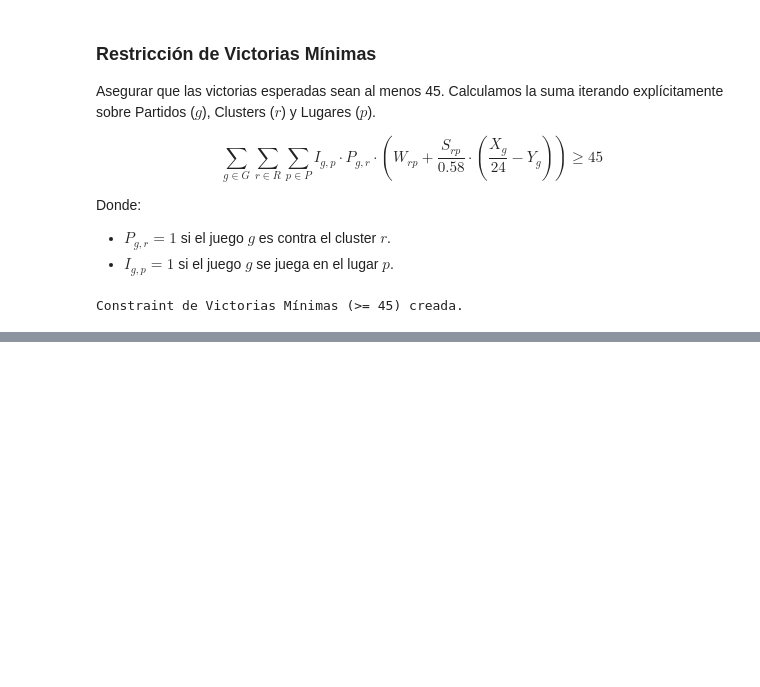
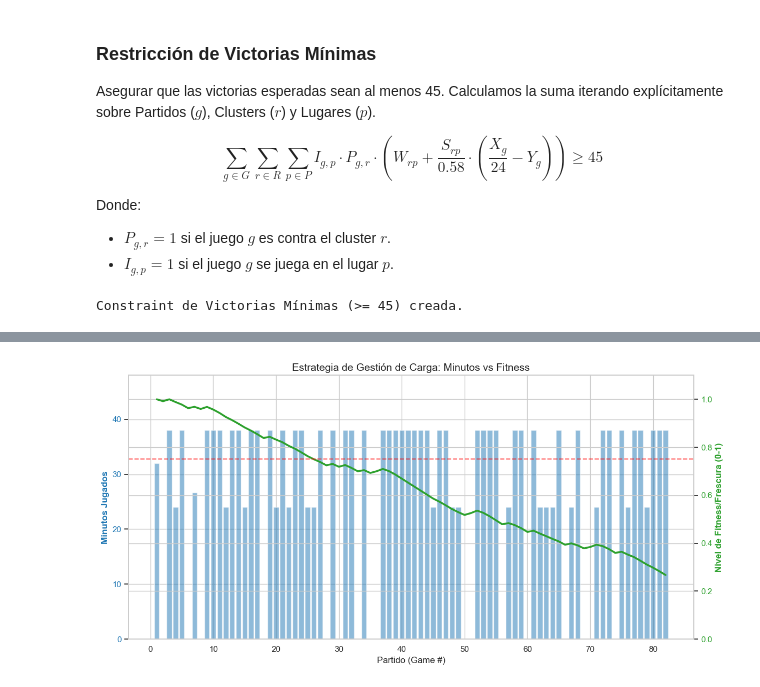
Before and after one commit to juanmoraga05/ProyectoOptimizacion, a Jupyter notebook: main.ipynb, the cells around one changed output, grey strips where cells are left out. Drawn from its saved outputs; the diff is of its cells as text; code cells hidden in the pictures; blank space fills up the shorter version.

Commit message:
Changed model to account for minutes in fittnes calculations and added visualization graphs

```diff
--- a/main.ipynb
+++ b/main.ipynb
@@ -819,0 +1026,99 @@ Game 82: Juega=1, Min=38.0, Físico=0.32
+# %%
+import matplotlib.pyplot as plt
+import seaborn as sns
+
+# Configuración estética
+sns.set_theme(style="whitegrid")
+plt.rcParams['figure.figsize'] = [12, 6]
+
+# --- GRAFICO 1: Evolución de Minutos y Fitness ---
+fig, ax1 = plt.subplots()
+
+# Eje Izquierdo: Minutos (Barras)
+color_min = 'tab:blue'
+ax1.set_xlabel('Partido (Game #)')
+ax1.set_ylabel('Minutos Jugados', color=color_min, fontweight='bold')
+ax1.bar(df_games_detailed["G"], df_games_detailed["Minutos (X)"], color=color_min, alpha=0.5, label='Minutos')
+ax1.tick_params(axis='y', labelcolor=color_min)
+ax1.set_ylim(0, 48) # Límite físico de un partido NBA
+
+# Eje Derecho: Fitness (Línea)
+ax2 = ax1.twinx()
+color_fit = 'tab:green'
+ax2.set_ylabel('Nivel de Fitness/Frescura (0-1)', color=color_fit, fontweight='bold')
+ax2.plot(df_games_detailed["G"], df_games_detailed["Fitness (F)"], color=color_fit, linewidth=2.5, label='Fitness Trend')
+ax2.tick_params(axis='y', labelcolor=color_fit)
+ax2.set_ylim(0, 1.1)
+
+# Línea de Objetivo de Fitness
+ax2.axhline(0.75, color='red', linestyle='--', alpha=0.6, label='Objetivo Fitness (0.75)')
+
+plt.title('Estrategia de Gestión de Carga: Minutos vs Fitness', fontsize=14)
+fig.tight_layout()
+plt.show()
+
+# --- GRAFICO 2: Victorias Acumuladas ---
+# Calcular acumulado
+df_games_detailed["Wins_Cum"] = df_games_detailed["Win % Est"].cumsum()
+
+plt.figure()
+plt.plot(df_games_detailed["G"], df_games_detailed["Wins_Cum"], color='purple', linewidth=2, label='Victorias Proyectadas (Acum)')
+plt.axhline(45, color='red', linestyle='--', linewidth=2, label='Objetivo Playoffs (45 Wins)')
+
+# Relleno
+plt.fill_between(df_games_detailed["G"], df_games_detailed["Wins_Cum"], color='purple', alpha=0.1)
+
+plt.xlabel('Partido (Game #)')
+plt.ylabel('Total Victorias')
+plt.title('Proyección de Victorias Acumuladas', fontsize=14)
+plt.legend()
+plt.show()
+
+# --- GRAFICO 3: Minutos por Cluster de Oponente (Detallado) ---
+# Separamos datos: Boxplot para intensidad de juego (SI) vs Stripplot para TODAS las decisiones (SI + NO)
+df_played_only = df_games_detailed[df_games_detailed["Juega (Y)"] == "SI"]
+
+# Definir orden explícito de los clusters (Mejor -> Peor)
+cluster_order = ["1. Contenders (Top)", "2. Playoff (Good)", "3. Play-In (Mid)", "4. Lottery (Bad)"]
+
+plt.figure()
+
+# 1. Boxplot de fondo: Solo jugados (para no "aplastar" la caja con los ceros)
+sns.boxplot(
+    x="Cluster Name",
+    y="Minutos (X)",
+    data=df_played_only,
+    order=cluster_order,
+    showfliers=False,
+    color="whitesmoke",
+    width=0.5
+)
+
+# 2. Stripplot: TODOS los partidos (incluidos los 0 minutos/descansos)
+sns.stripplot(
+    x="Cluster Name",
+    y="Minutos (X)",
+    data=df_games_detailed,
+    order=cluster_order,
+    hue="Place",      # Diferenciamos Casa vs Fuera
+    palette="viridis",
+    size=5,
+    jitter=True,      # Dispersión
+    alpha=0.8,
+    linewidth=0.5,
+    edgecolor="gray"
+)
+
+# Línea de referencia y márgenes para ver bien los descansos
+plt.axhline(0, color='red', linestyle=':', alpha=0.5, label='Descanso')
+plt.ylim(-2, 45) # Margen inferior para ver los puntos en 0
+
+plt.title('Distribución Detallada: Minutos Jugados y Descansos según Calidad del Rival', fontsize=14)
+plt.xlabel('Nivel del Rival (Cluster)', fontsize=12)
+plt.ylabel('Minutos Asignados', fontsize=12)
+plt.legend(title='Lugar', bbox_to_anchor=(1.05, 1), loc='upper left')
+plt.grid(True, axis='y', alpha=0.3)
+plt.tight_layout()
+plt.show()
+# %% [output]
+[figure, added]
```
Also changed, not shown: parts of 17 cells of this notebook.
